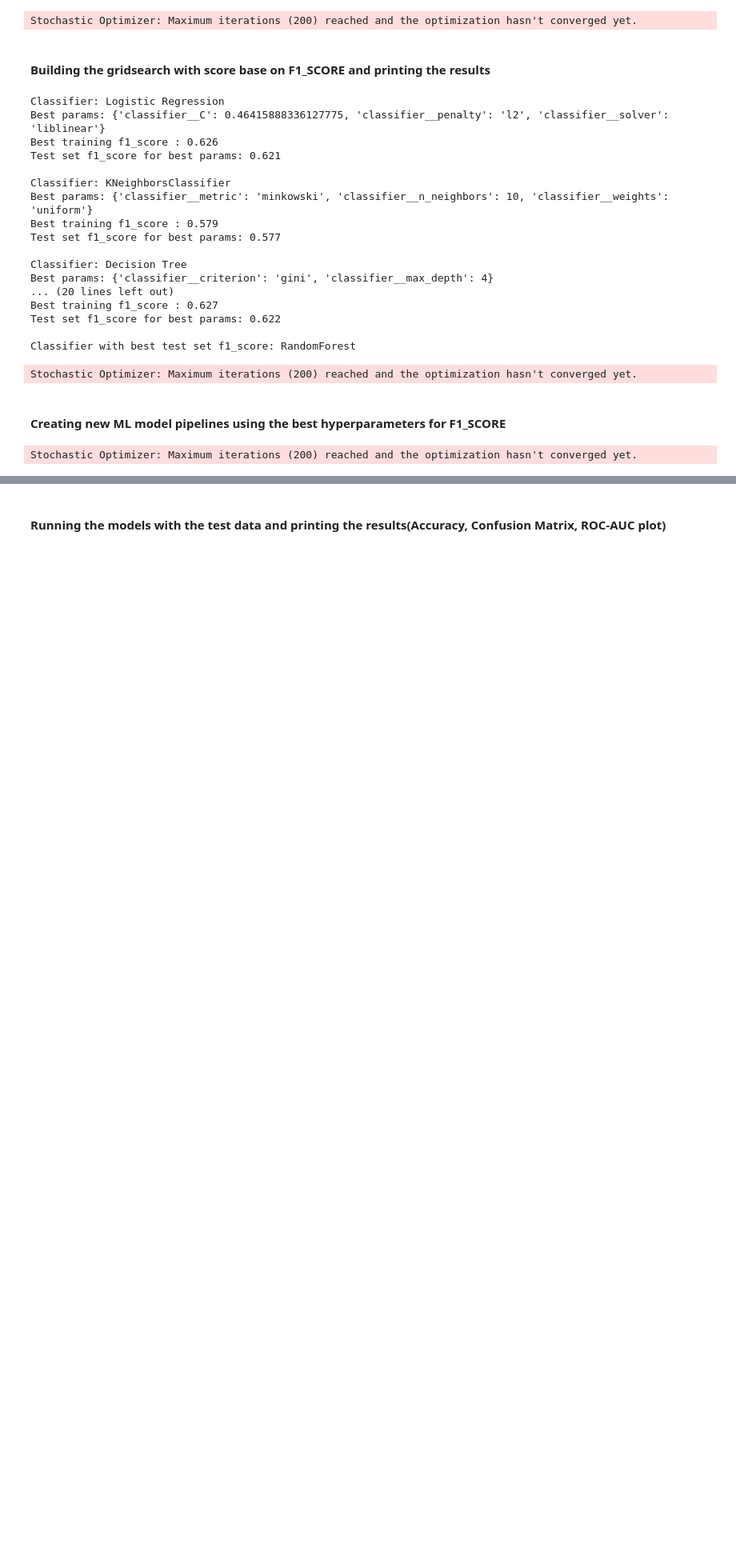
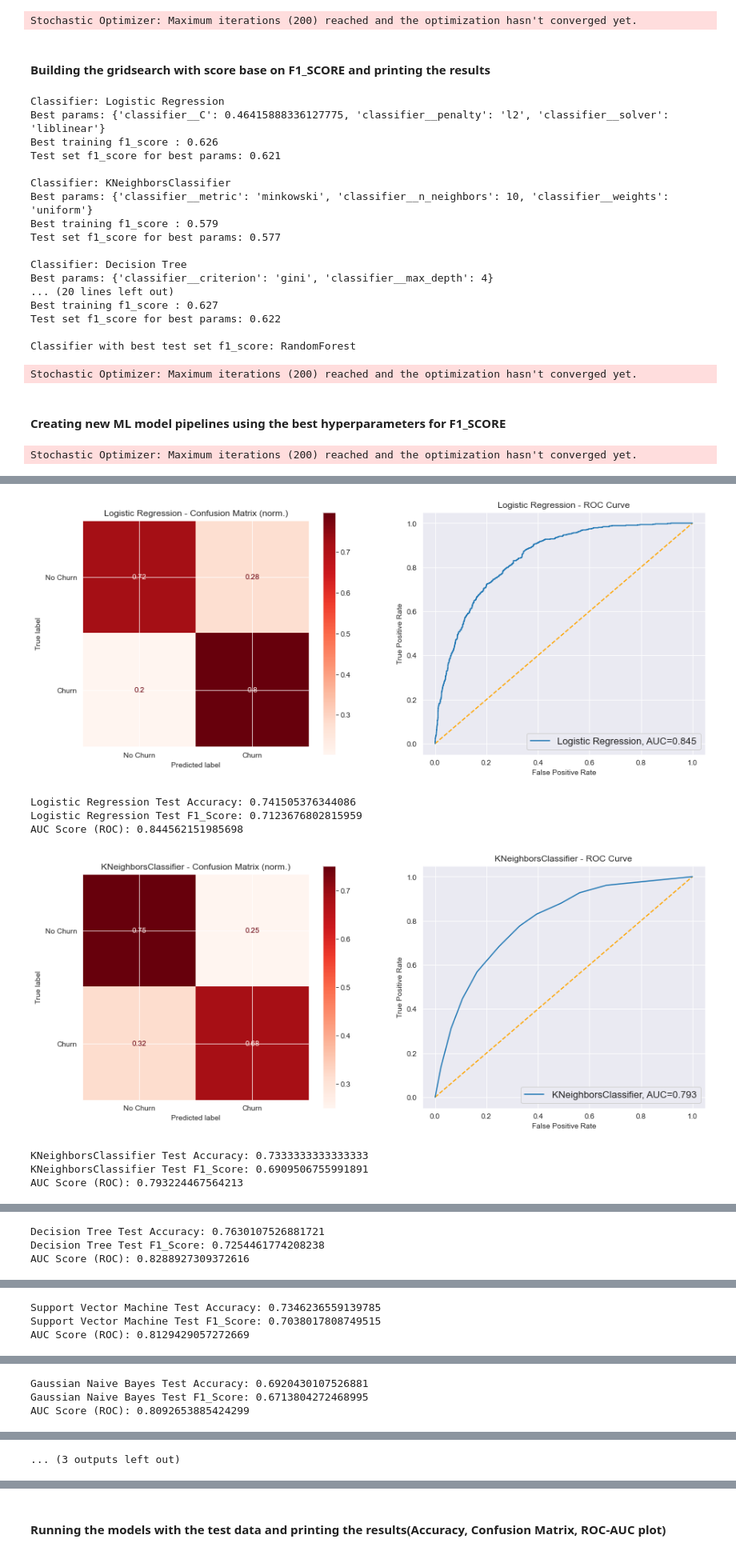
Before and after one commit to carlmaps/MLClassification, a Jupyter notebook: EDA Telco Customer Churn.ipynb, the cells around one changed output, grey strips where cells are left out. Shown at 80% size. Drawn from its saved outputs; the diff is of its cells as text; code cells hidden in the pictures; blank space fills up the shorter version.

```diff
--- a/EDA Telco Customer Churn.ipynb
+++ b/EDA Telco Customer Churn.ipynb
@@ -935,7 +982,7 @@ Stochastic Optimizer: Maximum iterations (200) reached and the optimization hasn
 best_imbpipeLines = []
 
 #imbpipeline for Logistic Regression
-best_imbpipeline_lr = build_pipeline(LogisticRegression(C = 0.021544346900318832, penalty = 'l2',
+best_imbpipeline_lr = build_pipeline(LogisticRegression(C = 0.46415888336127775, penalty = 'l2',
                                                         solver = 'liblinear', random_state=11), True)
 best_imbpipeLines.append(best_imbpipeline_lr)
 
@@ -954,11 +1001,11 @@ best_imbpipeline_svc = build_pipeline(SVC(C=1, gamma = 0.1, kernel = 'rbf', prob
 best_imbpipeLines.append(best_imbpipeline_svc)
 
 #imbpipeline for Gaussian Naive Bayes
-best_imbpipeline_gnb = build_pipeline(GaussianNB(var_smoothing = 0.001873817422860383), True)
+best_imbpipeline_gnb = build_pipeline(GaussianNB(var_smoothing = 0.005336699231206307), True)
 best_imbpipeLines.append(best_imbpipeline_gnb)
 
 #imbpipeline for Random Forest
-best_imbpipeline_rfc = build_pipeline(RandomForestClassifier(n_estimators=64), True)
+best_imbpipeline_rfc = build_pipeline(RandomForestClassifier(n_estimators=55, max_depth=10, min_samples_leaf=4), True)
 best_imbpipeLines.append(best_imbpipeline_rfc)
 
 #imbpipeline for NN
@@ -971,0 +1021,14 @@ Stochastic Optimizer: Maximum iterations (200) reached and the optimization hasn
+# %%
+# Define a result table as a DataFrame
+result_table = pd.DataFrame(columns=['classifiers', 'fpr','tpr','auc'])
+result_table=printResults(best_imbpipeLines, result_table, pipe_dict)
+plotROCAUC(result_table)
+# %% [output]
+[figure, added]
+Logistic Regression Test Accuracy: 0.741505376344086
+Logistic Regression Test F1_Score: 0.7123676802815959
+AUC Score (ROC): 0.844562151985698
+[figure, added]
+KNeighborsClassifier Test Accuracy: 0.7333333333333333
+KNeighborsClassifier Test F1_Score: 0.6909506755991891
+AUC Score (ROC): 0.793224467564213
@@ -971,0 +1036,3 @@ Stochastic Optimizer: Maximum iterations (200) reached and the optimization hasn
+Decision Tree Test Accuracy: 0.7630107526881721
+Decision Tree Test F1_Score: 0.7254461774208238
+AUC Score (ROC): 0.8288927309372616
@@ -971,0 +1040,3 @@ Stochastic Optimizer: Maximum iterations (200) reached and the optimization hasn
+Support Vector Machine Test Accuracy: 0.7346236559139785
+Support Vector Machine Test F1_Score: 0.7038017808749515
+AUC Score (ROC): 0.8129429057272669
@@ -971,0 +1044,3 @@ Stochastic Optimizer: Maximum iterations (200) reached and the optimization hasn
+Gaussian Naive Bayes Test Accuracy: 0.6920430107526881
+Gaussian Naive Bayes Test F1_Score: 0.6713804272468995
+AUC Score (ROC): 0.8092653885424299
@@ -971,0 +1051 @@ Stochastic Optimizer: Maximum iterations (200) reached and the optimization hasn
+... (3 outputs left out)
```
Also changed, not shown: parts of 20 cells of this notebook.
